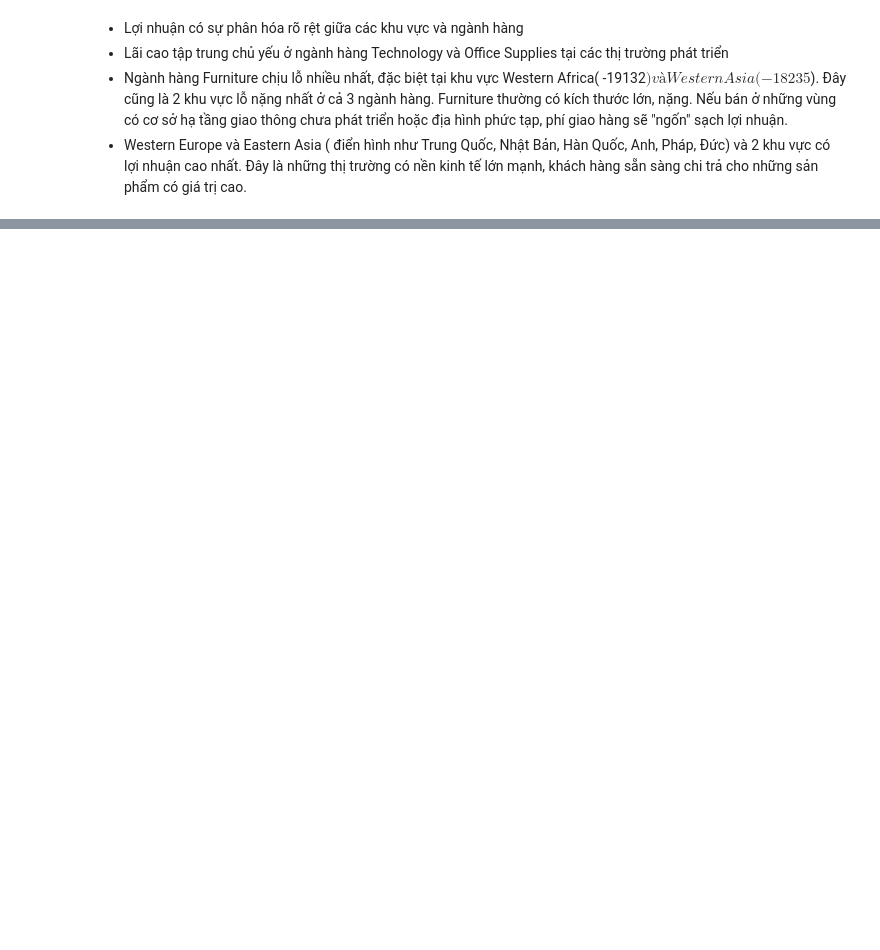
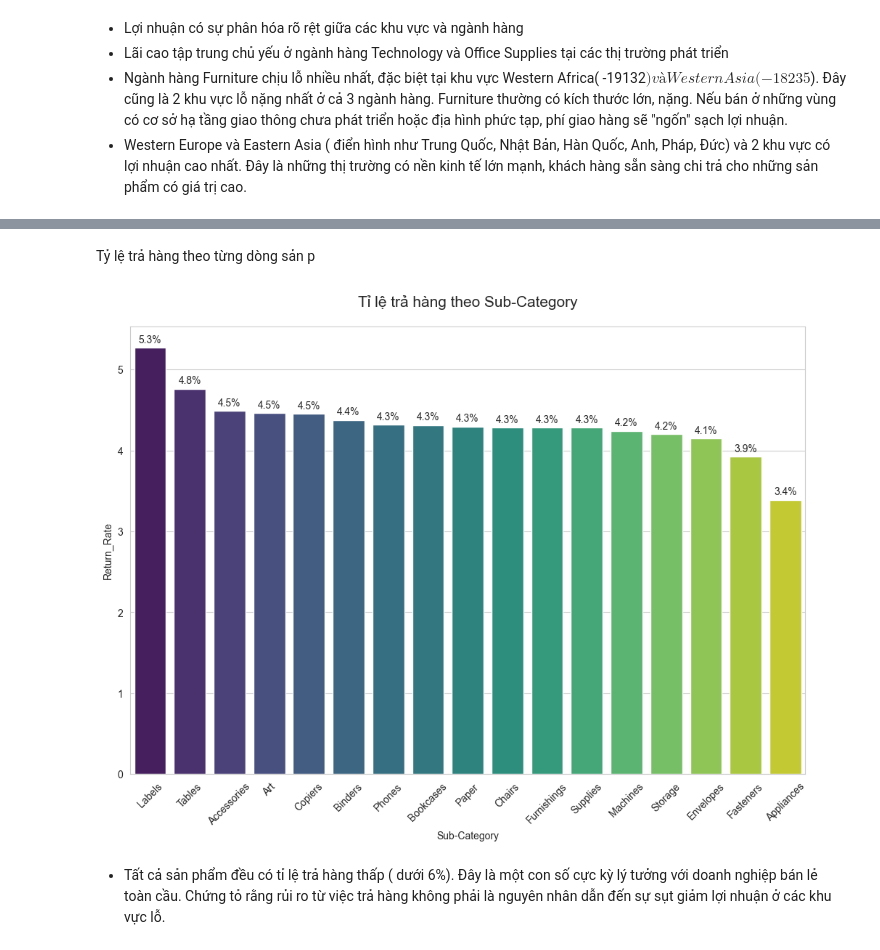
Before and after one commit to TranggVu/TranggVu_GlobalSuperStore, a Jupyter notebook: Global_Superstore.ipynb, the cells around one changed output, grey strips where cells are left out. Saved outputs shown, nothing was run; the diff lists cells and outputs as text; code cells hidden in the pictures; blank space fills up the shorter version.

```diff
--- a/Global_Superstore.ipynb
+++ b/Global_Superstore.ipynb
@@ -468,0 +486,27 @@ BẢNG THỐNG KÊ TỔNG LỢI NHUẬN THEO KHU VỰC:
+# %% [markdown]
+Tỷ lệ trả hàng theo từng dòng sản p
+# %%
+df_merged = pd.merge(od, rt[['Order ID', 'Returned']], on='Order ID', how='left')
+df_merged['Returned'] = df_merged['Returned'].fillna('No')
+stats = df_merged.groupby('Sub-Category').apply(
+    lambda x: (x['Returned'] == 'Yes').sum() / len(x) * 100
+).reset_index(name='Return_Rate')
+stats = stats.sort_values('Return_Rate', ascending=False)
+plt.figure(figsize=(12,8))
+ax = sns.barplot(
+    data=stats,
+    x='Sub-Category',
+    y='Return_Rate',
+    palette='viridis',
+    hue='Sub-Category',
+    legend=False
+)
+for i in ax.containers:
+    ax.bar_label(i, fmt='%.1f%%', padding=3)
+plt.xticks(rotation=45)
+plt.title('Tỉ lệ trả hàng theo Sub-Category', fontsize=15, pad=20)
+plt.show()
+# %% [output]
+[figure, added]
+# %% [markdown]
+- Tất cả sản phẩm đều có tỉ lệ trả hàng thấp ( dưới 6%). Đây là một con số cực kỳ lý tưởng với doanh nghiệp bán lẻ toàn cầu. Chứng tỏ rằng rủi ro từ việc trả hàng không phải là nguyên nhân dẫn đến sự sụt giảm lợi nhuận ở các khu vực lỗ.
```
Also changed, not shown: parts of 9 cells of this notebook.
